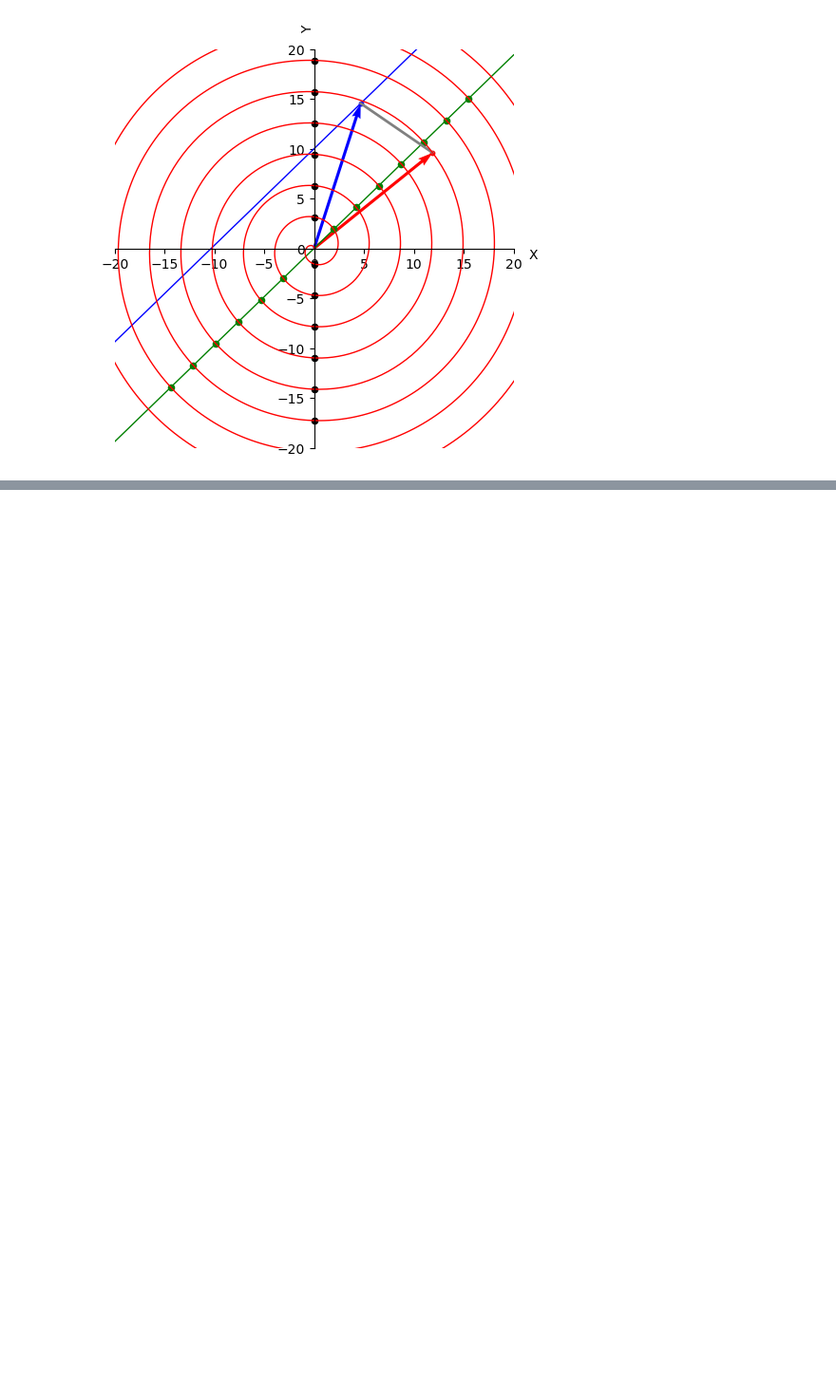
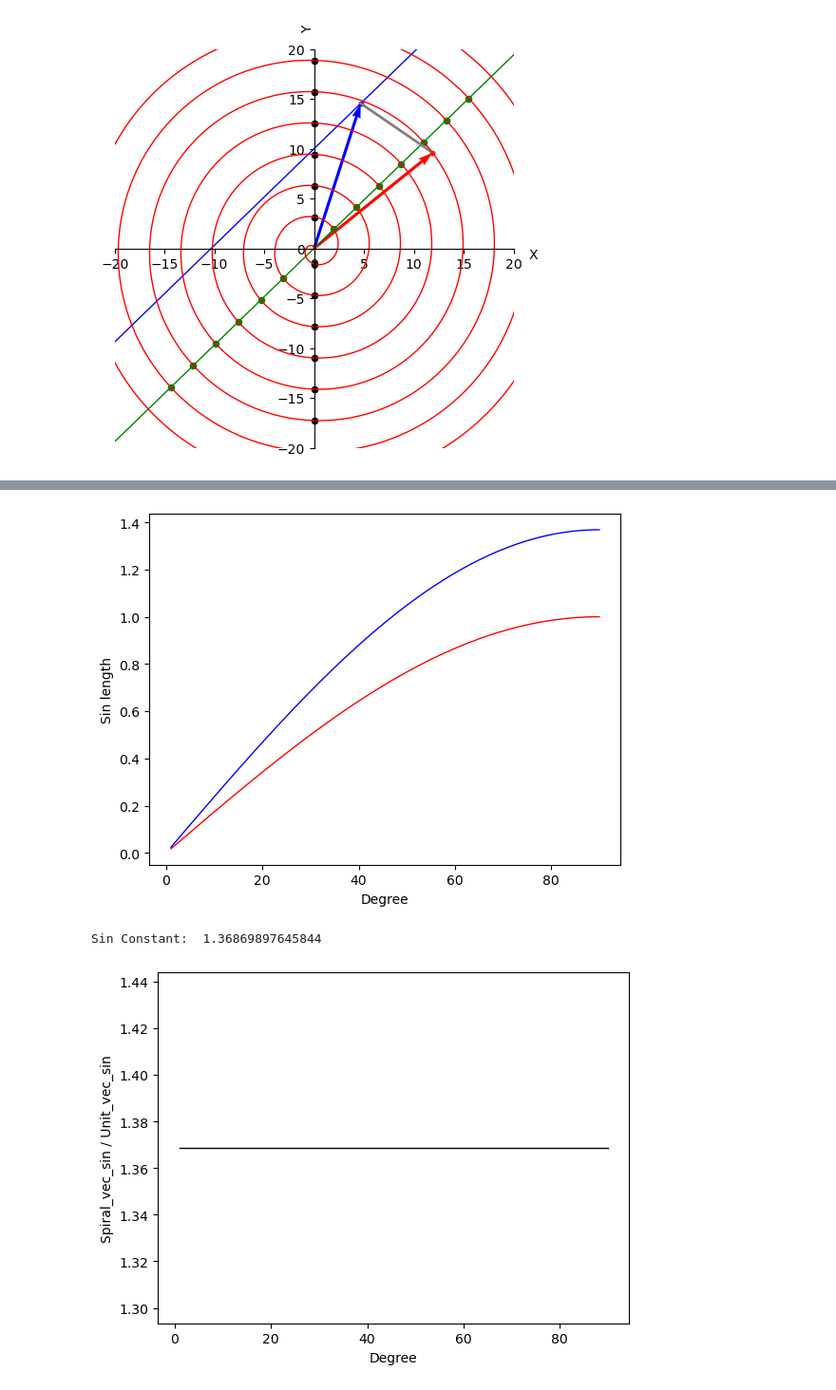
Before and after one commit to Kiril-Lazarov/Intersection-points-between-a-line-and-a-spiral, a Jupyter notebook: Intersection between a line and a spiral.ipynb, the cells around one changed output, grey strips where cells are left out. Shown at 95% size. Drawn from its saved outputs; the diff is of its cells as text; code cells hidden in the pictures; blank space fills up the shorter version.

```diff
--- a/Intersection between a line and a spiral.ipynb
+++ b/Intersection between a line and a spiral.ipynb
@@ -262,0 +290,36 @@ Distance between vectors:  8.743920521323155
+# %%
+def get_sinuses_and_cosinuses(vec_velocity, angle_velocity, init_angle, curr_angle):
+    t = init_angle / angle_velocity
+    spiral_vec_length = t * vec_velocity
+
+    unit_vec_sin = np.sin(init_angle + curr_angle)
+    spiral_vec_sin = new_vector_length * np.sin(init_angle + curr_angle)
+
+    return unit_vec_sin, spiral_vec_sin
+
+unit_angle_diff = np.pi/2/90
+sinuses = []
+sinuses_ratios = []
+cosinuses_ratios = []
+for degree in range(1, 91):
+    curr_angle = degree * unit_angle_diff
+    unit_vec_sin, spiral_vec_sin = get_sinuses_and_cosinuses(vec_velocity, angle_velocity, 0, curr_angle)
+    sinuses.append([unit_vec_sin, spiral_vec_sin])
+
+    sinuses_ratios.append(spiral_vec_sin/unit_vec_sin)
+sinuses = np.array(sinuses)
+
+plt.plot(range(1,len(sinuses)+1), sinuses[:,0],color = 'red', linewidth = 1, linestyle = '-')
+plt.plot(range(1,len(sinuses)+1), sinuses[:,1],color = 'blue', linewidth = 1, linestyle = '-')
+plt.xlabel('Degree')
+plt.ylabel('Sin length')
+plt.show()
+print('Sin Constant: ', sinuses_ratios[0])
+plt.plot(range(1,len(sinuses_ratios)+1), sinuses_ratios,color = 'black', linewidth = 1, linestyle = '-')
+plt.xlabel('Degree')
+plt.ylabel('Spiral_vec_sin / Unit_vec_sin')
+plt.show()
+# %% [output]
+[figure, added]
+Sin Constant:  1.36869897645844
+[figure, added]
```
Also changed, not shown: parts of 2 cells of this notebook.
